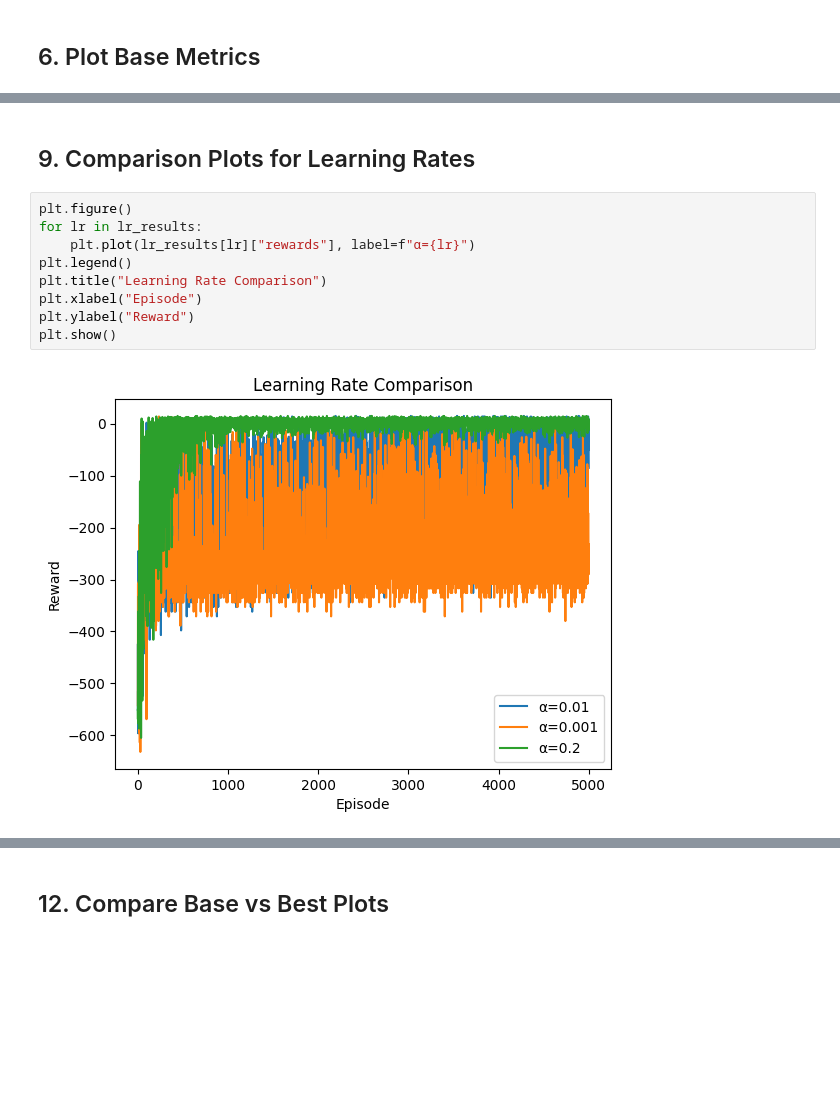
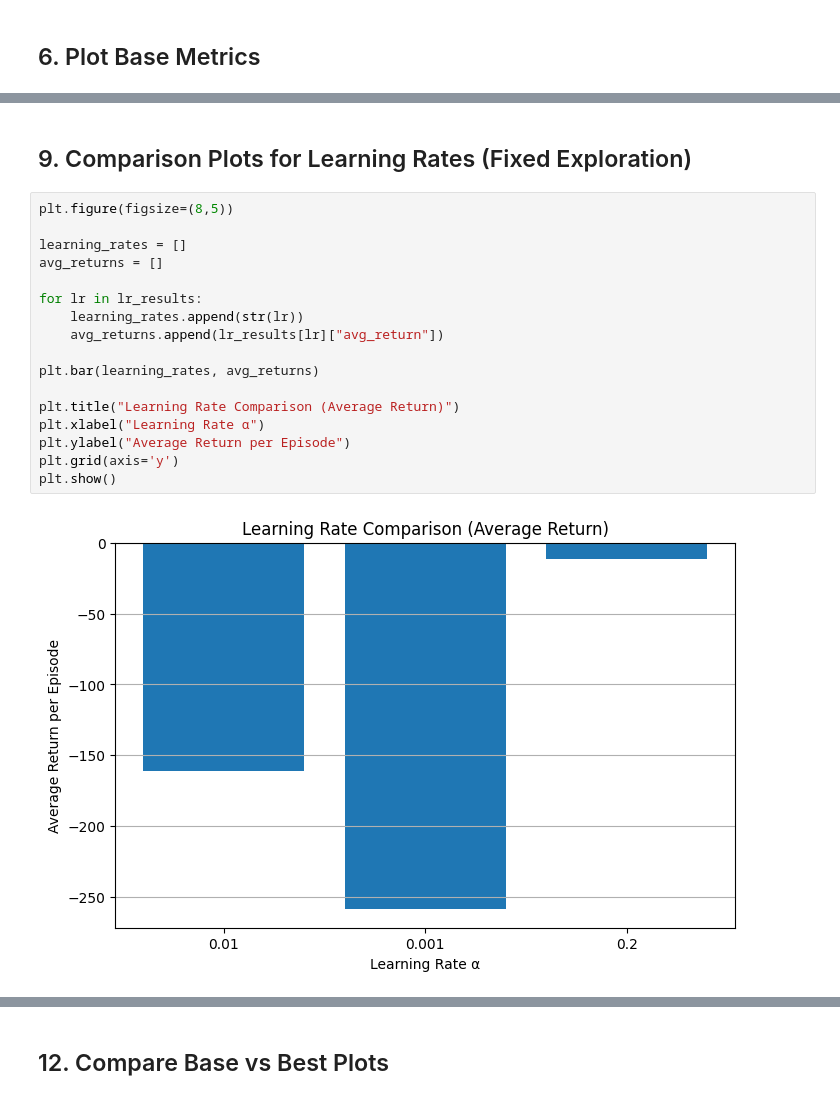
Before and after one commit to JariusBedward-8841640/CSCN8020_A2JB, a Jupyter notebook: taxi_Qlearning.ipynb, the cells around one changed output, grey strips where cells are left out. Drawn from its saved outputs; the diff is of its cells as text; blank space fills up the shorter version.

```diff
--- a/taxi_Qlearning.ipynb
+++ b/taxi_Qlearning.ipynb
@@ -356,14 +358,22 @@ Average Steps: 53.430
 ############################################################
 # %% [markdown]
-## 9. Comparison Plots for Learning Rates
+## 9. Comparison Plots for Learning Rates (Fixed Exploration)
 # %%
-plt.figure()
+plt.figure(figsize=(8,5))
+
+learning_rates = []
+avg_returns = []
+
 for lr in lr_results:
-    plt.plot(lr_results[lr]["rewards"], label=f"α={lr}")
-plt.legend()
-plt.title("Learning Rate Comparison")
-plt.xlabel("Episode")
-plt.ylabel("Reward")
+    learning_rates.append(str(lr))
+    avg_returns.append(lr_results[lr]["avg_return"])
+
+plt.bar(learning_rates, avg_returns)
+
+plt.title("Learning Rate Comparison (Average Return)")
+plt.xlabel("Learning Rate α")
+plt.ylabel("Average Return per Episode")
+plt.grid(axis='y')
 plt.show()
 # %% [output]
-[figure, old version]
+[figure, new version]
```
Also changed, not shown: parts of 18 cells of this notebook.
